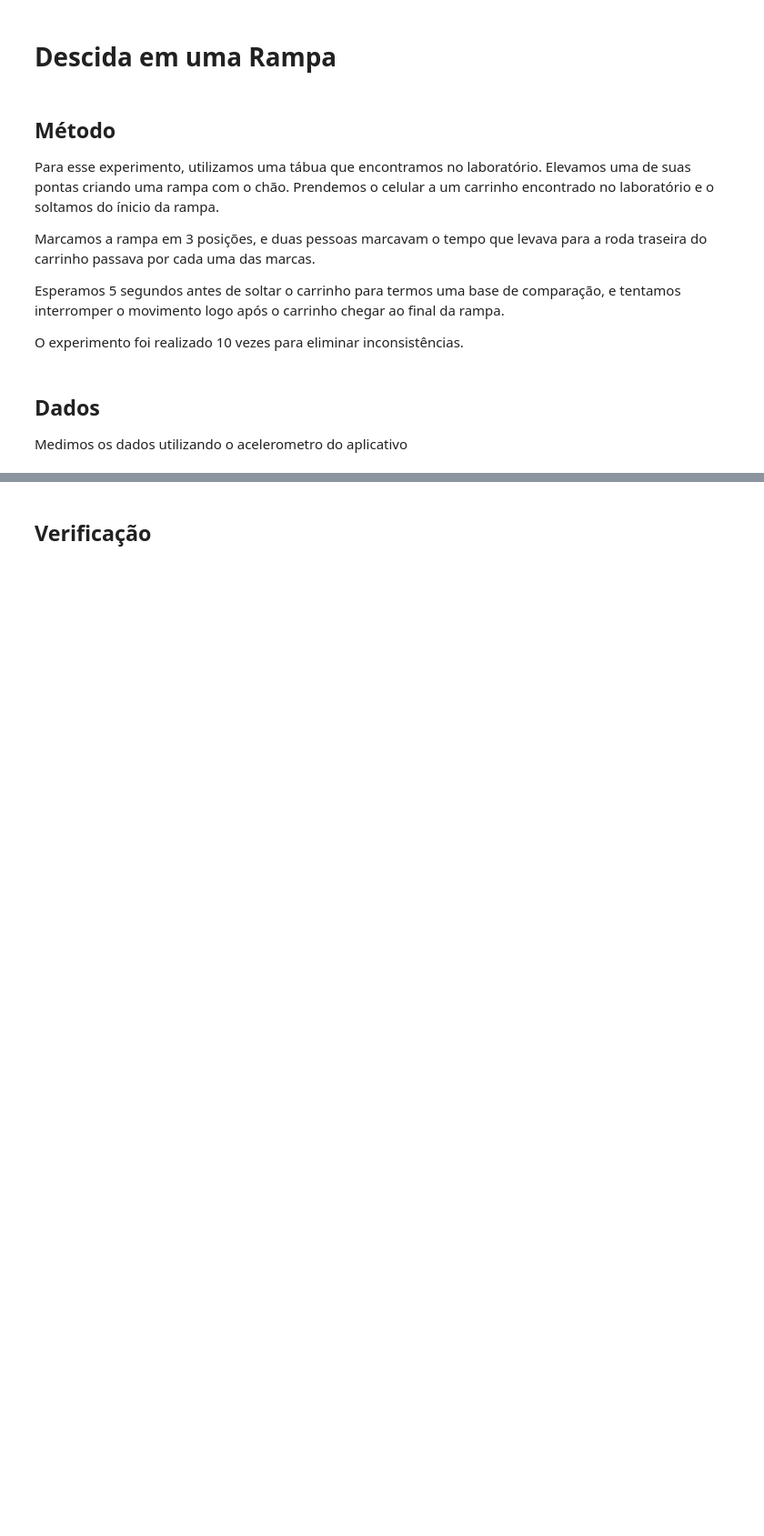
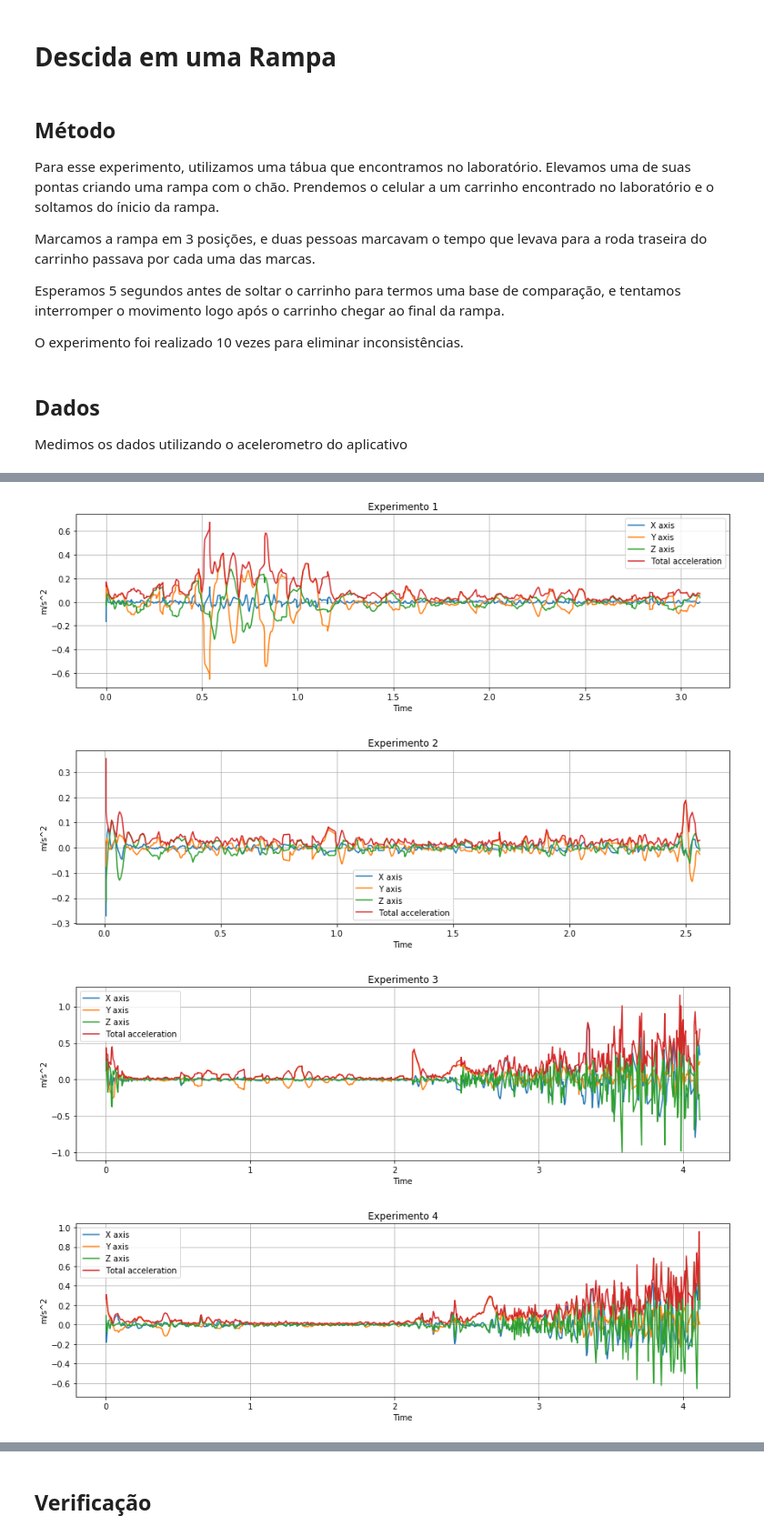
Before and after one commit to caiotda/MAC209, a Jupyter notebook: EP2/ep02.ipynb, the cells around one changed output, grey strips where cells are left out. Shown at 91% size. Cells and saved outputs as stored; diff of their text form; code cells hidden in the pictures; blank space fills up the shorter version.

```diff
--- a/EP2/ep02.ipynb
+++ b/EP2/ep02.ipynb
@@ -240,6 +248,7 @@ names.sort()
 # %%
 for i in range(len(names)):
     tbl = pd.read_csv(names[i])
+    tbls.append(tbl)
     tbl.head()
     fig = plt.figure(figsize=(50,4))
     plt.subplot(131)
@@ -271,0 +278,26 @@ Analise desses dados
+# %%
+# Pontos de final encontrados manualmente
+end = [630,520,800,800,1000,800,1000,800]
+
+
+i=0
+for tbl in tbls:
+    tbl.head()
+    fig = plt.figure(figsize=(50,4))
+    plt.subplot(131)
+    plt.grid(True)
+    plt.xlabel("Time")
+    plt.ylabel("m/s^2")
+    plt.plot(tbl["time"][:end[i]], tbl["ax"][:end[i]], label = "X axis")
+    plt.plot(tbl["time"][:end[i]], tbl["ay"][:end[i]], label ="Y axis")
+    plt.plot(tbl["time"][:end[i]], tbl["az"][:end[i]], label ="Z axis")
+    plt.plot(tbl["time"][:end[i]], tbl["aT"][:end[i]], label = "Total acceleration")
+    plt.title("Experimento "+str(i+1))
+    plt.legend()
+    plt.show()
+    i+=1
+# %% [output]
+[figure, added]
+[figure, added]
+[figure, added]
+[figure, added]
```
Also changed, not shown: parts of 22 cells of this notebook, 5 other files.
